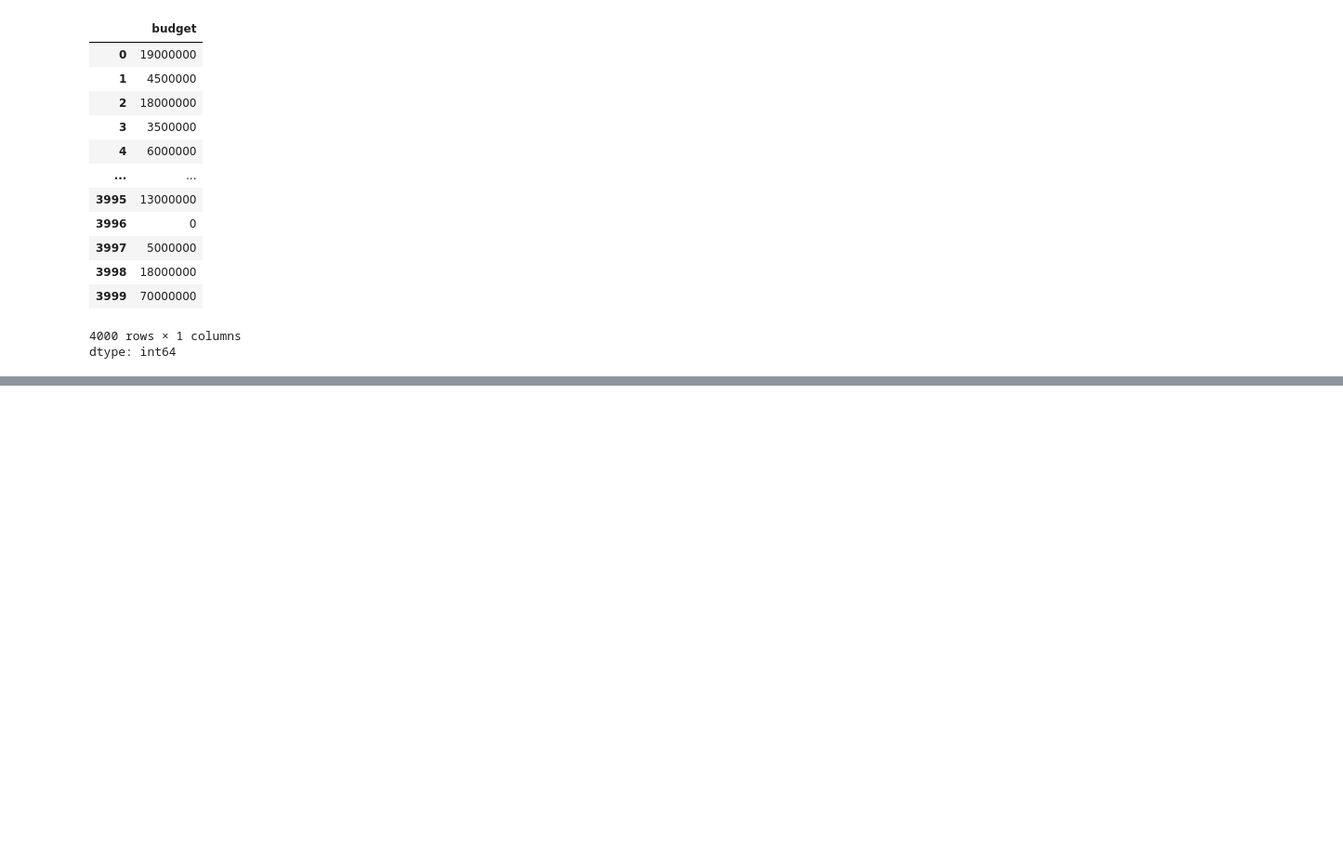
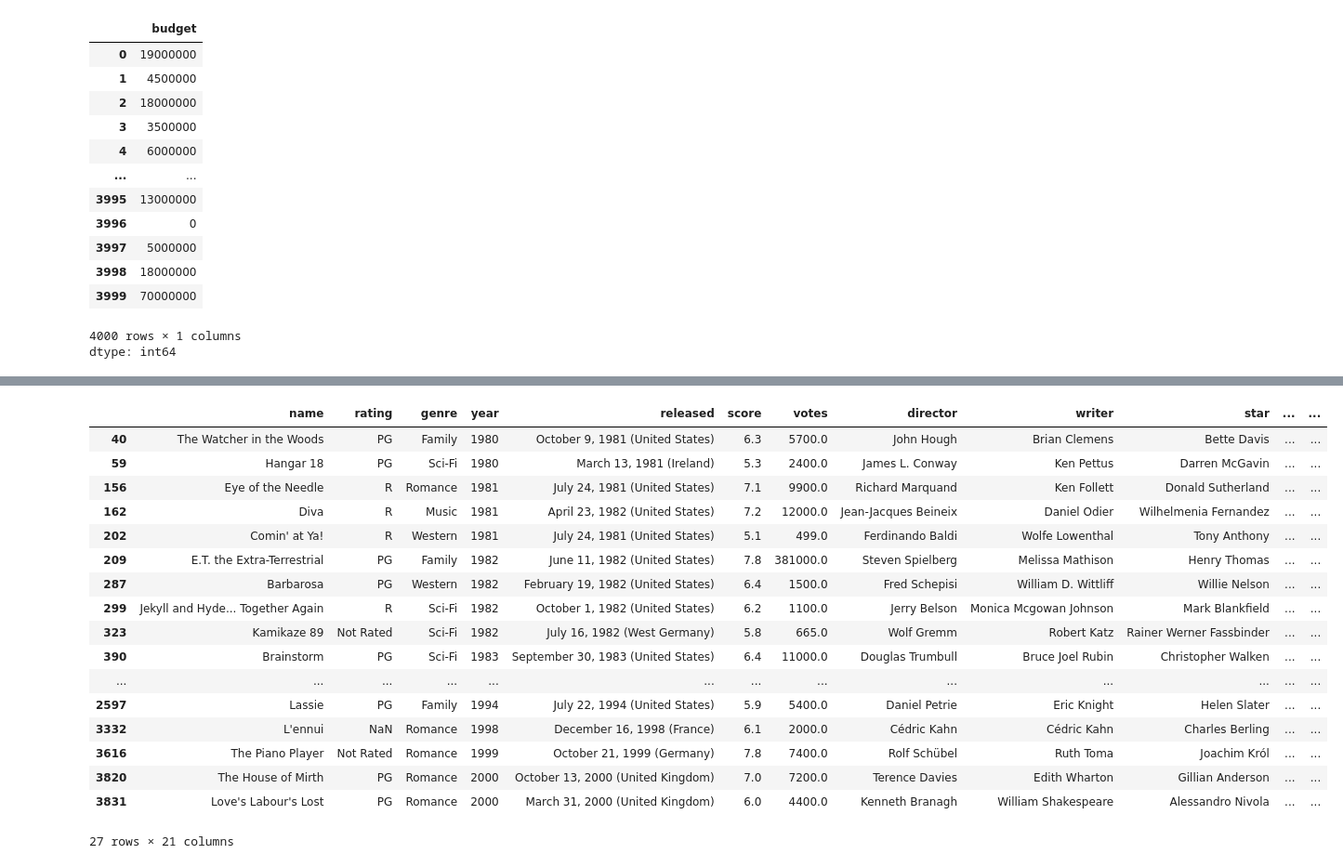
Before and after one commit to Divyanshucode93/GoogleColabsPractice, a Jupyter notebook: movies_Practise.ipynb, the cells around one changed output, grey strips where cells are left out. Shown at 93% size. Cells and saved outputs as stored; diff of their text form; code cells hidden in the pictures; blank space fills up the shorter version.

```diff
--- a/movies_Practise.ipynb
+++ b/movies_Practise.ipynb
@@ -317,5 +318,5 @@ dtype: bool
 # %%
 # Using the release_date column you created in Q1, find which month of the year (January-December) has the highest average gross earnings.
-df = pd.to_datetime(df['release_date'],format='mixed')
-df.info()
+df['release_date'] = pd.to_datetime(df['released'].str.split('(').str.get(0).str.strip(), errors='coerce')
+df
 # %% [output]
@@ -323,6 +336,7 @@ KeyError: 'release_date'
 # %%
 # Calculate what percentage of the total gross of the entire dataset is contributed by the top 5 companies.
-totalgross = df['gross'].sum()
-df['perc_gross'] = (df['gross']/totalgross)*100
-df.groupby('company')['perc_gross'].count().sort_values(ascending=False).head(5)
+total_gross = df['gross'].sum()
+top_5_companies_gross = df.groupby('company')['gross'].sum().sort_values(ascending=False).head(5).sum()
+perc = (top_5_companies_gross / total_gross) * 100
+perc
 # %% [output]
@@ -364,0 +429,8 @@ df
+# %%
+# Handling Zeroes: Replace all 0 values in the budget column with NaN. Then, count how many NaN values are now in that column.
+
+# You must assign it back to the column to "save" the NaNs
+df['budget'] = df['budget'].replace(0, np.nan)
+
+# Now you can count them
+print(df['budget'].isna().sum())
@@ -364,0 +439,6 @@ df
+# %%
+# Transform (Intermediate): Create a new column genre_avg_gross. This column should contain the mean gross of the genre that the movie belongs to. (Hint: Use groupby('genre')['gross'].transform('mean')).
+
+# .transform() calculates the mean but keeps the original shape (4,000 rows)
+df['genre_avg_gross'] = df.groupby('genre')['gross'].transform('mean')
+df
@@ -364,0 +459,22 @@ df
+# %%
+# Filtering Groups: Use groupby and filter to find all rows belonging to genres that have fewer than 10 movies in the entire dataset.
+df.groupby('genre').filter(lambda x: len(x) < 10)
+# %% [output]
+|  | name | rating | genre | year | released | score | votes | director | writer | star | ... | ... |
+| 40 | The Watcher in the Woods | PG | Family | 1980 | October 9, 1981 (United States) | 6.3 | 5700.0 | John Hough | Brian Clemens | Bette Davis | ... | ... |
+| 59 | Hangar 18 | PG | Sci-Fi | 1980 | March 13, 1981 (Ireland) | 5.3 | 2400.0 | James L. Conway | Ken Pettus | Darren McGavin | ... | ... |
+| 156 | Eye of the Needle | R | Romance | 1981 | July 24, 1981 (United States) | 7.1 | 9900.0 | Richard Marquand | Ken Follett | Donald Sutherland | ... | ... |
+| 162 | Diva | R | Music | 1981 | April 23, 1982 (United States) | 7.2 | 12000.0 | Jean-Jacques Beineix | Daniel Odier | Wilhelmenia Fernandez | ... | ... |
+| 202 | Comin' at Ya! | R | Western | 1981 | July 24, 1981 (United States) | 5.1 | 499.0 | Ferdinando Baldi | Wolfe Lowenthal | Tony Anthony | ... | ... |
+| 209 | E.T. the Extra-Terrestrial | PG | Family | 1982 | June 11, 1982 (United States) | 7.8 | 381000.0 | Steven Spielberg | Melissa Mathison | Henry Thomas | ... | ... |
+| 287 | Barbarosa | PG | Western | 1982 | February 19, 1982 (United States) | 6.4 | 1500.0 | Fred Schepisi | William D. Wittliff | Willie Nelson | ... | ... |
+| 299 | Jekyll and Hyde... Together Again | R | Sci-Fi | 1982 | October 1, 1982 (United States) | 6.2 | 1100.0 | Jerry Belson | Monica Mcgowan Johnson | Mark Blankfield | ... | ... |
+| 323 | Kamikaze 89 | Not Rated | Sci-Fi | 1982 | July 16, 1982 (West Germany) | 5.8 | 665.0 | Wolf Gremm | Robert Katz | Rainer Werner Fassbinder | ... | ... |
+| 390 | Brainstorm | PG | Sci-Fi | 1983 | September 30, 1983 (United States) | 6.4 | 11000.0 | Douglas Trumbull | Bruce Joel Rubin | Christopher Walken | ... | ... |
+| ... | ... | ... | ... | ... | ... | ... | ... | ... | ... | ... | ... | ... |
+| 2597 | Lassie | PG | Family | 1994 | July 22, 1994 (United States) | 5.9 | 5400.0 | Daniel Petrie | Eric Knight | Helen Slater | ... | ... |
+| 3332 | L'ennui | NaN | Romance | 1998 | December 16, 1998 (France) | 6.1 | 2000.0 | Cédric Kahn | Cédric Kahn | Charles Berling | ... | ... |
+| 3616 | The Piano Player | Not Rated | Romance | 1999 | October 21, 1999 (Germany) | 7.8 | 7400.0 | Rolf Schübel | Ruth Toma | Joachim Król | ... | ... |
+| 3820 | The House of Mirth | PG | Romance | 2000 | October 13, 2000 (United Kingdom) | 7.0 | 7200.0 | Terence Davies | Edith Wharton | Gillian Anderson | ... | ... |
+| 3831 | Love's Labour's Lost | PG | Romance | 2000 | March 31, 2000 (United Kingdom) | 6.0 | 4400.0 | Kenneth Branagh | William Shakespeare | Alessandro Nivola | ... | ... |
+27 rows × 21 columns
```
Also changed, not shown: parts of 15 cells of this notebook.
